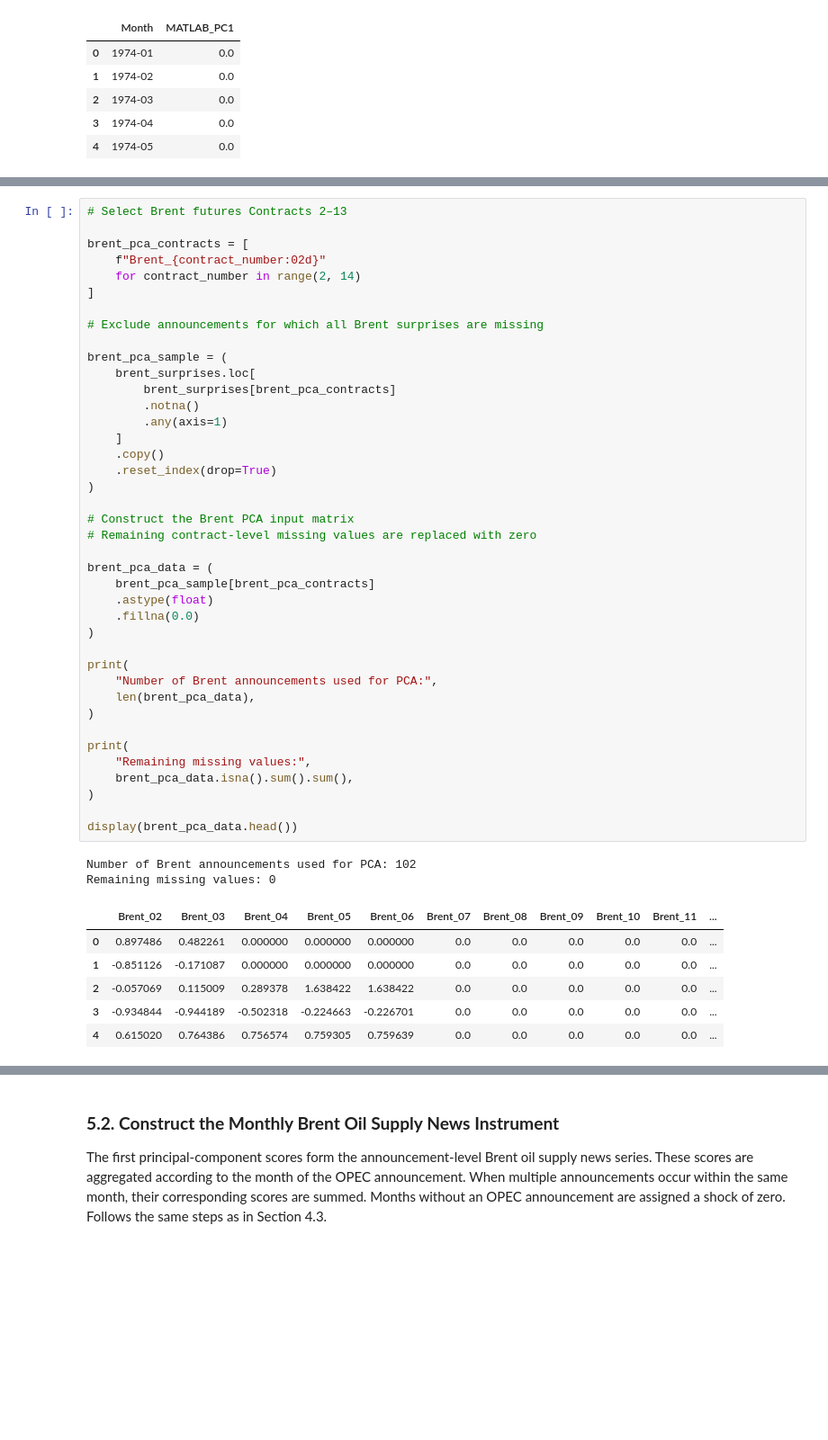
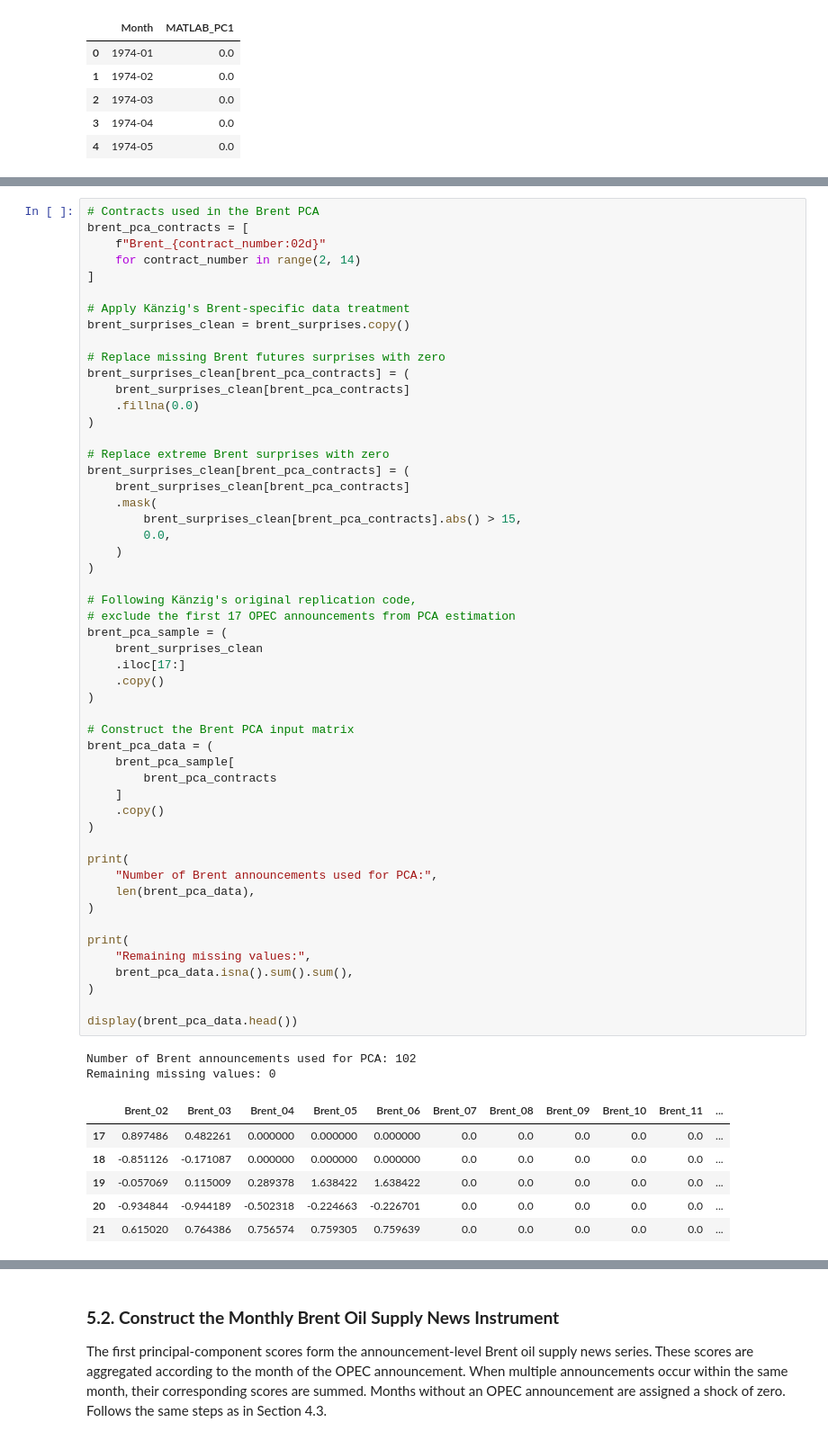
Before and after one commit to sedovanastasiia/macro_II_project, a Jupyter notebook: Yashna's Code/Code_Instrument_Replication.ipynb, the cells around one changed output, grey strips where cells are left out. Shown at 90% size. Cells and saved outputs as stored; diff of their text form; blank space fills up the shorter version.

```diff
--- a/Yashna's Code/Code_Instrument_Replication.ipynb
+++ b/Yashna's Code/Code_Instrument_Replication.ipynb
@@ -1115,52 +1104,64 @@ The explained-variance ratio and the estimated loadings provide a summary of the
 # %%
-# Select Brent futures Contracts 2–13
-
+# Contracts used in the Brent PCA
 brent_pca_contracts = [
     f"Brent_{contract_number:02d}"
     for contract_number in range(2, 14)
 ]
 
-# Exclude announcements for which all Brent surprises are missing
+# Apply Känzig's Brent-specific data treatment
+brent_surprises_clean = brent_surprises.copy()
 
+# Replace missing Brent futures surprises with zero
+brent_surprises_clean[brent_pca_contracts] = (
+    brent_surprises_clean[brent_pca_contracts]
+    .fillna(0.0)
+)
+
+# Replace extreme Brent surprises with zero
+brent_surprises_clean[brent_pca_contracts] = (
+    brent_surprises_clean[brent_pca_contracts]
+    .mask(
+        brent_surprises_clean[brent_pca_contracts].abs() > 15,
+        0.0,
+    )
+)
+
+# Following Känzig's original replication code,
+# exclude the first 17 OPEC announcements from PCA estimation
 brent_pca_sample = (
-    brent_surprises.loc[
-        brent_surprises[brent_pca_contracts]
-        .notna()
-        .any(axis=1)
-    ]
+    brent_surprises_clean
+    .iloc[17:]
     .copy()
-    .reset_index(drop=True)
 )
 
 # Construct the Brent PCA input matrix
-# Remaining contract-level missing values are replaced with zero
-
 brent_pca_data = (
-    brent_pca_sample[brent_pca_contracts]
-    .astype(float)
-    .fillna(0.0)
+    brent_pca_sample[
+        brent_pca_contracts
+    ]
+    .copy()
 )
 
 print(
     "Number of Brent announcements used for PCA:",
     len(brent_pca_data),
 )
 
 print(
     "Remaining missing values:",
     brent_pca_data.isna().sum().sum(),
 )
 
 display(brent_pca_data.head())
 # %% [output]
 Number of Brent announcements used for PCA: 102
 Remaining missing values: 0
 |  | Brent_02 | Brent_03 | Brent_04 | Brent_05 | Brent_06 | Brent_07 | Brent_08 | Brent_09 | Brent_10 | Brent_11 | ... |
-| 0 | 0.897486 | 0.482261 | 0.000000 | 0.000000 | 0.000000 | 0.0 | 0.0 | 0.0 | 0.0 | 0.0 | ... |
-| 1 | -0.851126 | -0.171087 | 0.000000 | 0.000000 | 0.000000 | 0.0 | 0.0 | 0.0 | 0.0 | 0.0 | ... |
-| 2 | -0.057069 | 0.115009 | 0.289378 | 1.638422 | 1.638422 | 0.0 | 0.0 | 0.0 | 0.0 | 0.0 | ... |
-| 3 | -0.934844 | -0.944189 | -0.502318 | -0.224663 | -0.226701 | 0.0 | 0.0 | 0.0 | 0.0 | 0.0 | ... |
-| 4 | 0.615020 | 0.764386 | 0.756574 | 0.759305 | 0.759639 | 0.0 | 0.0 | 0.0 | 0.0 | 0.0 | ... |
+| 17 | 0.897486 | 0.482261 | 0.000000 | 0.000000 | 0.000000 | 0.0 | 0.0 | 0.0 | 0.0 | 0.0 | ... |
+| 18 | -0.851126 | -0.171087 | 0.000000 | 0.000000 | 0.000000 | 0.0 | 0.0 | 0.0 | 0.0 | 0.0 | ... |
+| 19 | -0.057069 | 0.115009 | 0.289378 | 1.638422 | 1.638422 | 0.0 | 0.0 | 0.0 | 0.0 | 0.0 | ... |
+| 20 | -0.934844 | -0.944189 | -0.502318 | -0.224663 | -0.226701 | 0.0 | 0.0 | 0.0 | 0.0 | 0.0 | ... |
+| 21 | 0.615020 | 0.764386 | 0.756574 | 0.759305 | 0.759639 | 0.0 | 0.0 | 0.0 | 0.0 | 0.0 | ... |
 # %%
 # Estimate the first principal component for Brent
 
```
Also changed, not shown: parts of 31 cells of this notebook, 2 other files.
